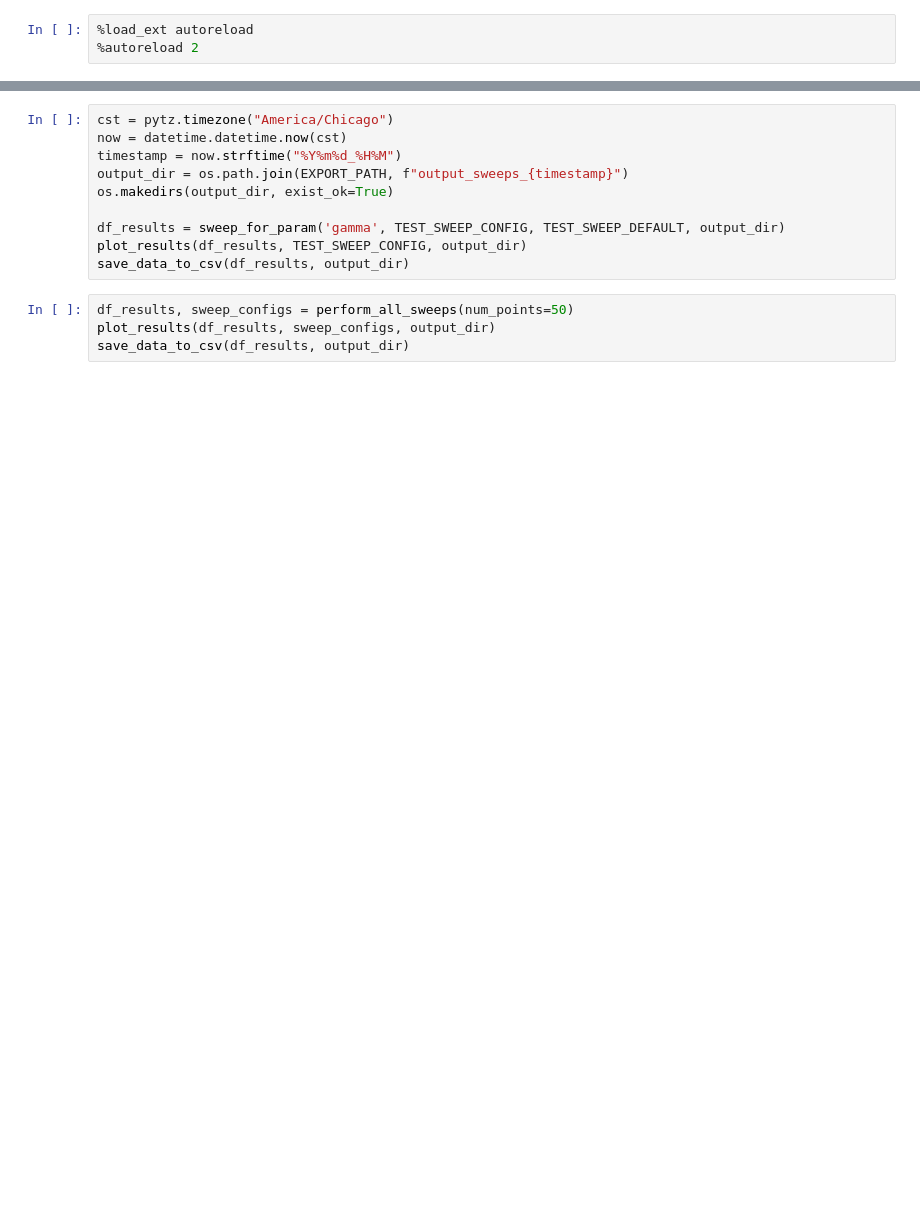
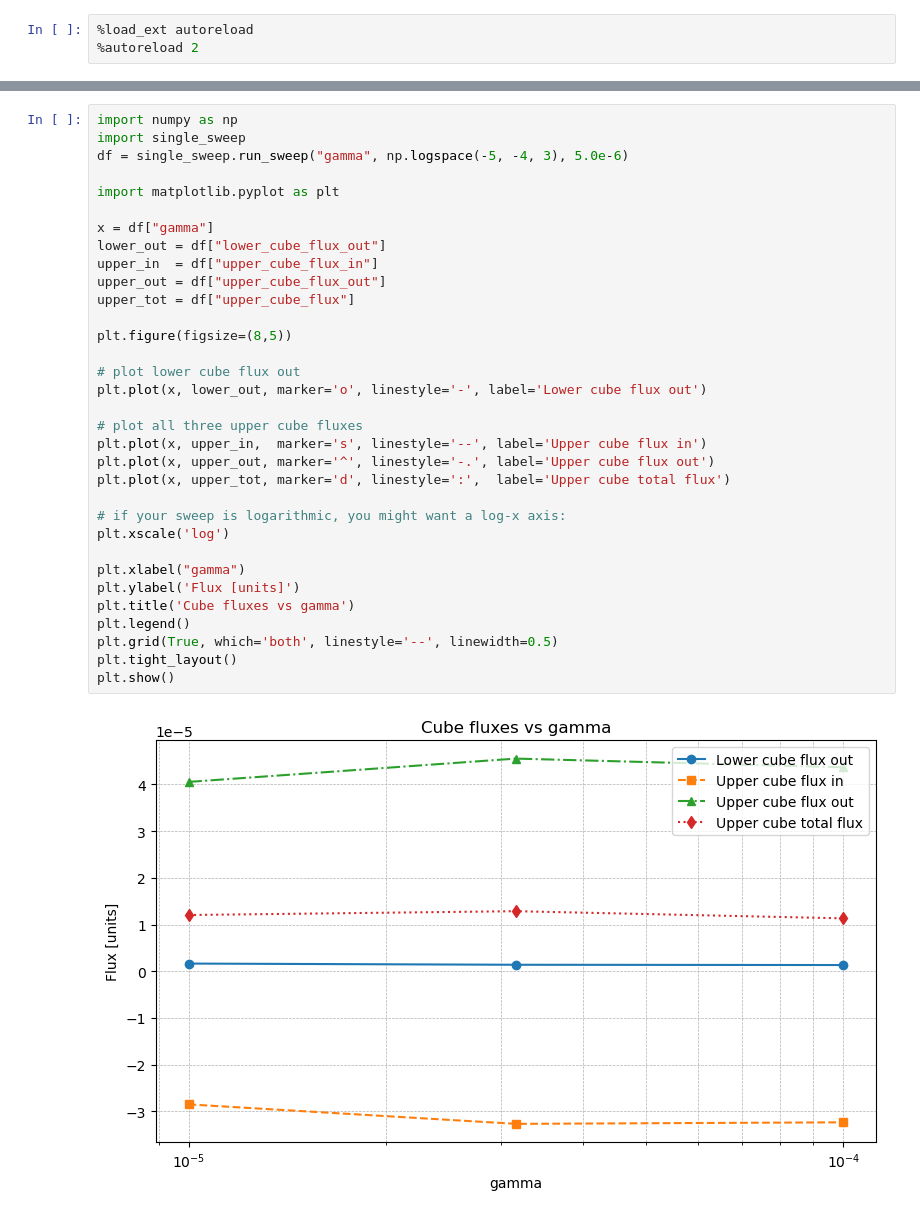
Before and after one commit to isosafrasaurus/multihepatic, a Jupyter notebook: 3d_1d_dckr.ipynb, the cells around one changed output, grey strips where cells are left out. Cells and saved outputs as stored; diff of their text form; blank space fills up the shorter version.

```diff
--- a/3d_1d_dckr.ipynb
+++ b/3d_1d_dckr.ipynb
@@ -459,14 +13,35 @@ plot_flow_data_semilog(data)
-# %%
-cst = pytz.timezone("America/Chicago")
-now = datetime.datetime.now(cst)
-timestamp = now.strftime("%Y%m%d_%H%M")
-output_dir = os.path.join(EXPORT_PATH, f"output_sweeps_{timestamp}")
-os.makedirs(output_dir, exist_ok=True)
-
-df_results = sweep_for_param('gamma', TEST_SWEEP_CONFIG, TEST_SWEEP_DEFAULT, output_dir)
-plot_results(df_results, TEST_SWEEP_CONFIG, output_dir)
-save_data_to_csv(df_results, output_dir)
-# %%
-df_results, sweep_configs = perform_all_sweeps(num_points=50)
-plot_results(df_results, sweep_configs, output_dir)
-save_data_to_csv(df_results, output_dir)
+# %%
+import numpy as np
+import single_sweep
+df = single_sweep.run_sweep("gamma", np.logspace(-5, -4, 3), 5.0e-6)
+
+import matplotlib.pyplot as plt
+
+x = df["gamma"]
+lower_out = df["lower_cube_flux_out"]
+upper_in  = df["upper_cube_flux_in"]
+upper_out = df["upper_cube_flux_out"]
+upper_tot = df["upper_cube_flux"]
+
+plt.figure(figsize=(8,5))
+
+# plot lower cube flux out
+plt.plot(x, lower_out, marker='o', linestyle='-', label='Lower cube flux out')
+
+# plot all three upper cube fluxes
+plt.plot(x, upper_in,  marker='s', linestyle='--', label='Upper cube flux in')
+plt.plot(x, upper_out, marker='^', linestyle='-.', label='Upper cube flux out')
+plt.plot(x, upper_tot, marker='d', linestyle=':',  label='Upper cube total flux')
+
+# if your sweep is logarithmic, you might want a log‐x axis:
+plt.xscale('log')
+
+plt.xlabel("gamma")
+plt.ylabel('Flux [units]')
+plt.title('Cube fluxes vs gamma')
+plt.legend()
+plt.grid(True, which='both', linestyle='--', linewidth=0.5)
+plt.tight_layout()
+plt.show()
+# %% [output]
+[figure, added]
```
Also changed, not shown: parts of 9 cells of this notebook, 4 other files.
